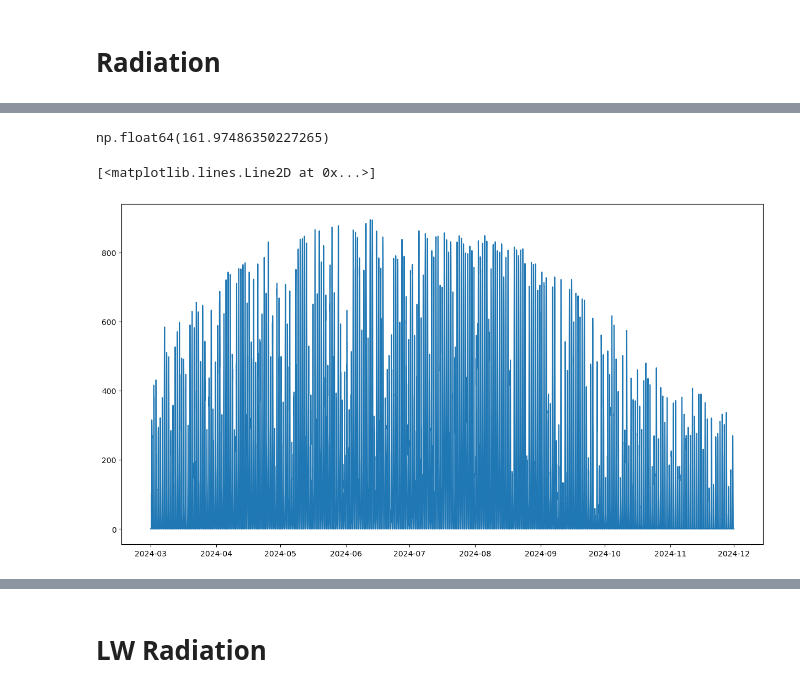
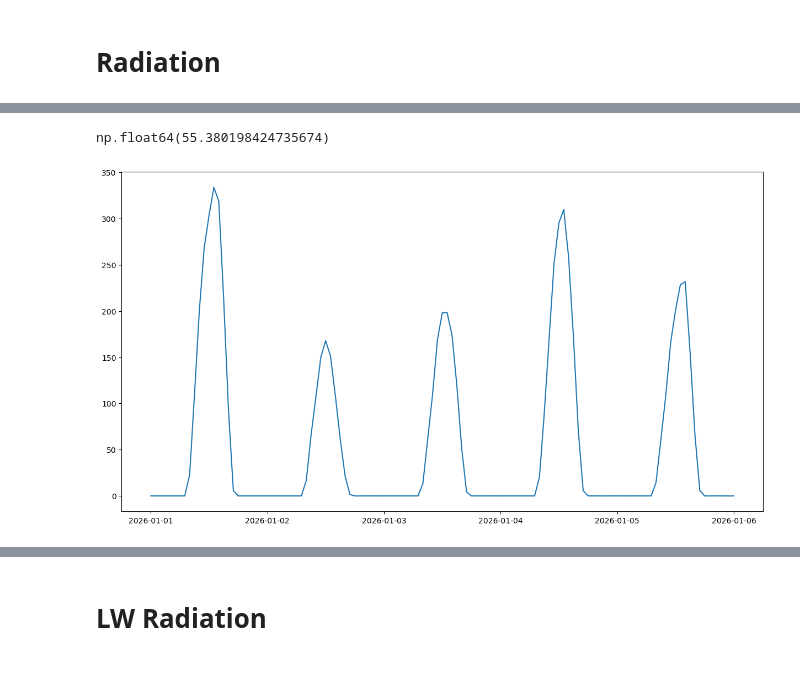
Before and after one commit to leroquan/plot_results, a Jupyter notebook: mitgcm/surface_forcing_analysis/plot_binary_inputs.ipynb, the cells around one changed output, grey strips where cells are left out. Drawn from its saved outputs; the diff is of its cells as text; code cells hidden in the pictures.

```diff
--- a/mitgcm/surface_forcing_analysis/plot_binary_inputs.ipynb
+++ b/mitgcm/surface_forcing_analysis/plot_binary_inputs.ipynb
@@ -11,8 +44,0 @@ with open(bin_file_path, 'rb') as fid:
-# %%
-grid_resolution = 200
-grid_fact = grid_resolution / 50
-nx = 1344 / grid_fact
-ny = 528 / grid_fact
-nt = len(binary_data) / nx /ny
-
-print(f'nx = {nx}, ny= {ny}, nt = {nt}' )
@@ -25,7 +55,7 @@ nt / 24
 # %%
 from datetime import datetime, timedelta
 
-start_date = datetime(2024, 3, 1)
+start_date = datetime(2026, 1, 1)
 
 date_list = []
 for i in range(0, int(nt)):
@@ -56,0 +83,7 @@ plt.grid(True, which='both', linestyle='-', linewidth=0.5)
+# %%
+var = 'bathy'
+bin_file_path_rad = rf"{bin_folder}\{var}.bin"
+dtype='>f8'
+
+with open(bin_file_path_rad, 'rb') as fid:
+    bathy = np.fromfile(fid, dtype=dtype)
@@ -64,9 +107,3 @@ dtype='>f8'
 # %%
 with open(bin_file_path_rad, 'rb') as fid:
     binary_data_rad = np.fromfile(fid, dtype=dtype)
-# %%
-nx = 1344 / 4
-ny = 528 / 4
-nt = len(binary_data_rad) / nx /ny
-
-print(f'nx = {nx}, ny= {ny}, nt = {nt}' )
@@ -77,13 +144,13 @@ bin_array_rad = np.reshape(binary_data_rad, (int(nt),int(ny),int(nx)))
 # %%
-bin_array_rad[:,80,150].mean()
+bin_array_rad[:,12,30].mean()
 # %% [output]
-np.float64(161.97486350227265)
+np.float64(55.380198424735674)
 # %%
 plt.figure(figsize=(15,8))
-plt.plot(date_list, bin_array_rad[:,80,150])
+plt.plot(date_list, bin_array_rad[:,12,30])
+plt.show()
 # %% [output]
-[<matplotlib.lines.Line2D at 0x...>]
-[figure, old version]
+[figure, new version]
 # %%
 i_time = 16
 plt.figure(figsize=(15,8))
```
Also changed, not shown: parts of 59 cells of this notebook, 54 other files.
